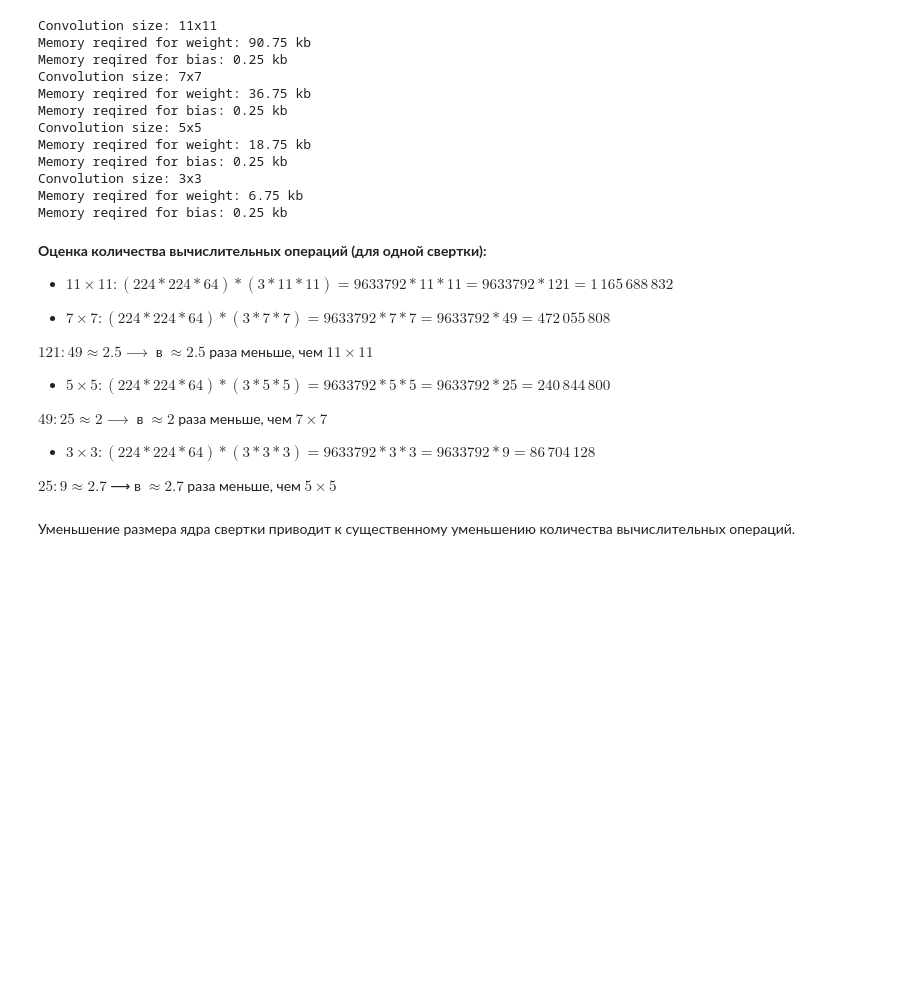
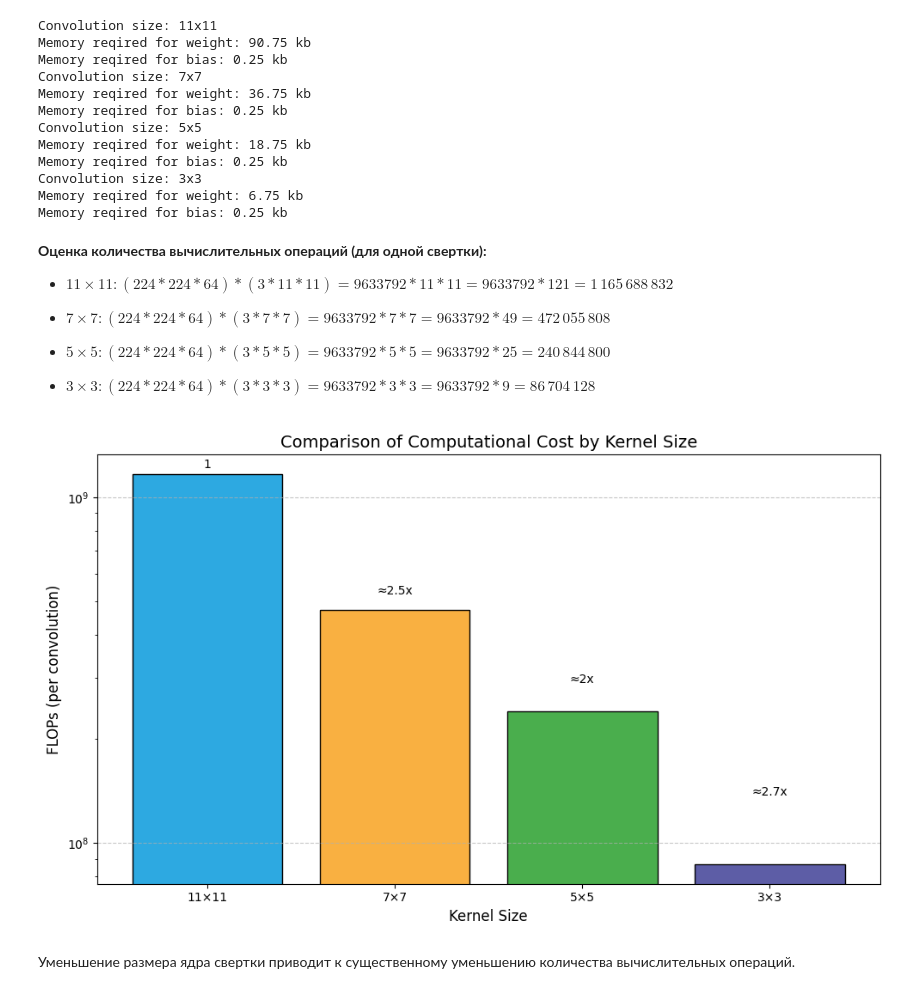
Before and after one commit to Gan4x4/cv, a Jupyter notebook: Convolutional_neural_network/Architectures_cnn.ipynb, the cells around one changed output. Saved outputs shown, nothing was run; the diff lists cells and outputs as text; code cells hidden in the pictures; blank space fills up the shorter version.

Commit message:
fix img, text

```diff
--- a/Convolutional_neural_network/Architectures_cnn.ipynb
+++ b/Convolutional_neural_network/Architectures_cnn.ipynb
@@ -237,12 +236,18 @@ AlexNet architecture
 Проверим, как работает:
 # %%
 import torch
-import torchvision.transforms.functional as F
+from torchvision.transforms import v2
 
 
 def img2tensor(img):
-    t = F.to_tensor(img)
-    t = F.normalize(t, (0.485, 0.456, 0.406), (0.229, 0.224, 0.225))
+    transform = v2.Compose(
+        [
+            v2.ToImage(),
+            v2.ToDtype(torch.float32, scale=True),
+            v2.Normalize([0.485, 0.456, 0.406], [0.229, 0.224, 0.225]),
+        ]
+    )
+    t = transform(img)
     return t
 
 
@@ -404,15 +409,34 @@ Memory reqired for bias: 0.25 kb
 
 * $7×7: (224 * 224 * 64) * (3 * 7 * 7) = 9 633 792 * 7 * 7 = 9 633 792 * 49 = 472\,055\,808$
 
- $121:49 \approx 2.5 ⟶ $ в $\approx 2.5$ раза меньше, чем $11×11$
 
 * $5×5: (224 * 224 * 64) * (3 * 5 * 5) = 9 633 792 * 5 * 5 = 9 633 792 * 25 = 240\, 844\, 800$
 
- $49:25 \approx 2 ⟶ $ в $\approx 2$ раза меньше, чем $7×7$
 
 * $3×3: (224 * 224 * 64) * (3 * 3 * 3) = 9 633 792 * 3 * 3 = 9 633 792 * 9 = 86\, 704\, 128$
-
- $25:9 \approx 2.7$ ⟶ в $\approx 2.7$ раза меньше, чем $5×5$
+# %%
+import matplotlib.pyplot as plt
+
+kernel_sizes = ['11×11', '7×7', '5×5', '3×3']
+flops = [1165688832, 472055808, 240844800, 86704128]
+ratios = ['1', '≈2.5x', '≈2x', '≈2.7x']
+colors = ['#2DA9E1', '#F9B041', '#4AAE4D', '#5D5DA6']
+
+plt.figure(figsize=(10, 6))
+plt.bar(kernel_sizes, flops, color=colors, edgecolor='black')
+
+for i, ratio in enumerate(ratios):
+    plt.text(i, flops[i] + 5e7, ratio, ha='center', fontsize=10, color='black')
+
+plt.title('Comparison of Computational Cost by Kernel Size', fontsize=14)
+plt.xlabel('Kernel Size', fontsize=12)
+plt.ylabel('FLOPs (per convolution)', fontsize=12)
+plt.yscale('log')
+plt.grid(axis='y', linestyle='--', alpha=0.7)
+plt.tight_layout()
+plt.show()
+# %% [output]
+[figure, added]
 # %% [markdown]
 Уменьшение размера ядра свертки приводит к существенному уменьшению количества вычислительных операций.
 # %% [markdown]
```
Also changed, not shown: parts of 53 cells of this notebook.
